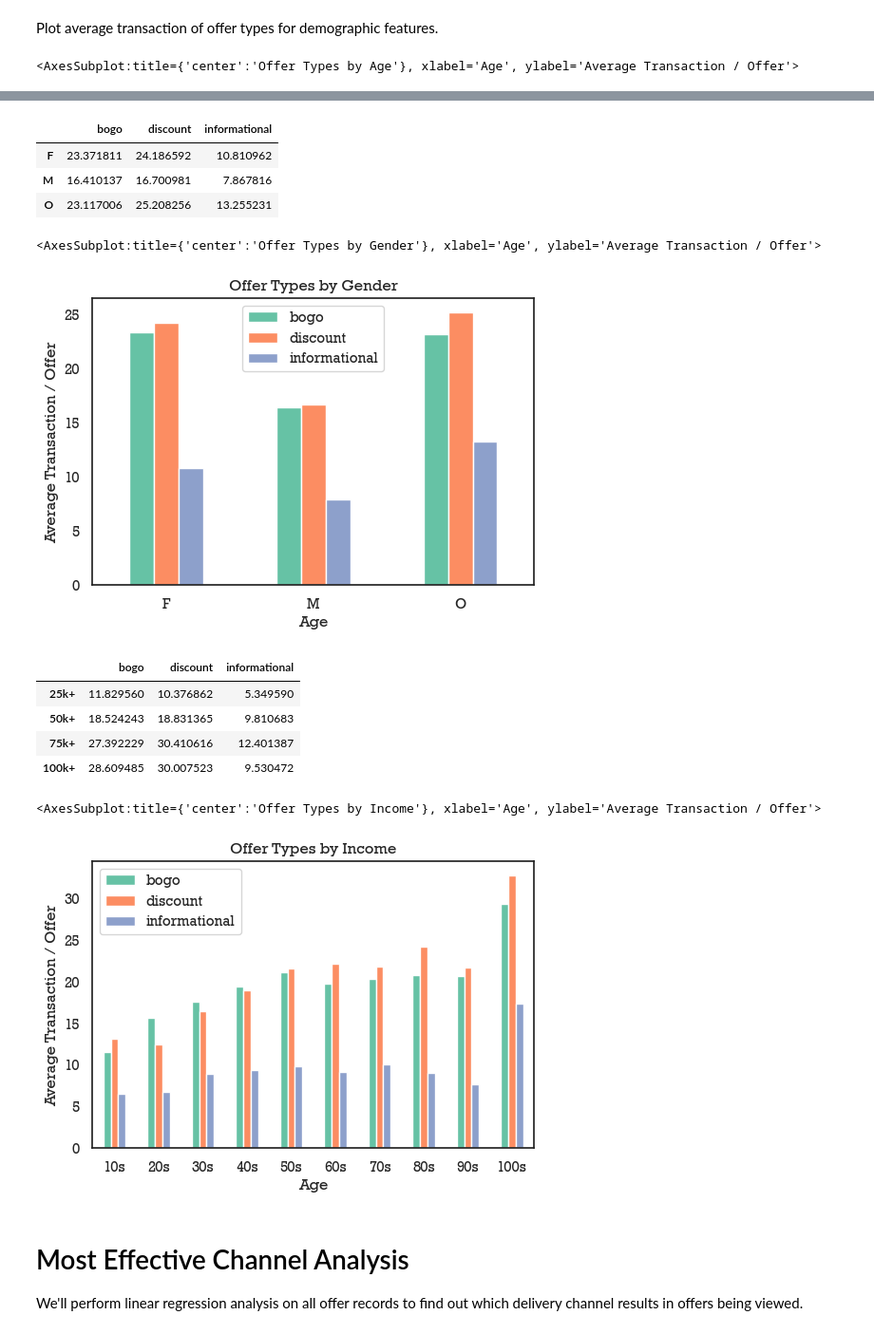
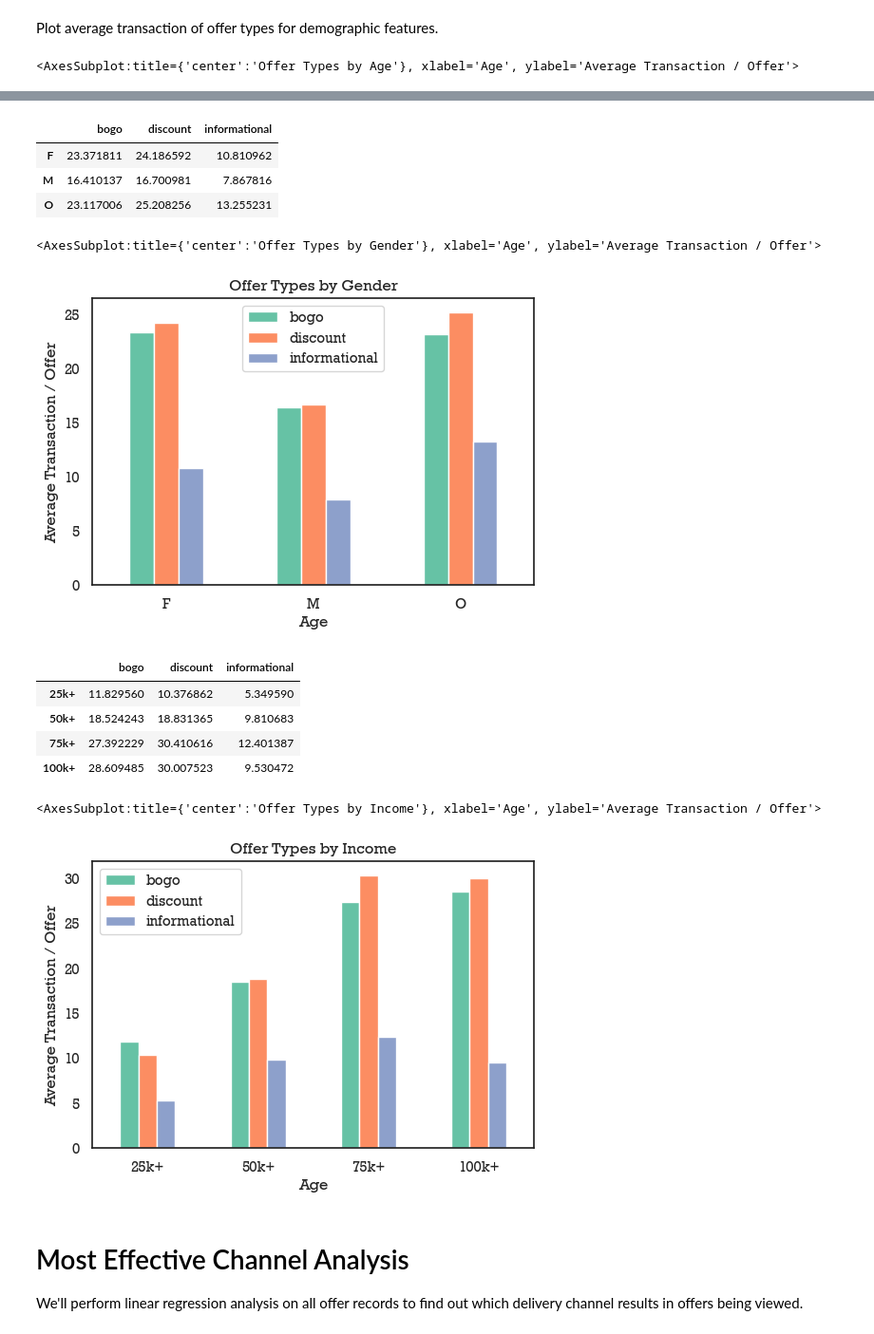
Before and after one commit to lajos/starbucks-capstone-project, a Jupyter notebook: Starbucks_Capstone_notebook.ipynb, the cells around one changed output, grey strips where cells are left out. Shown at 95% size. Drawn from its saved outputs; the diff is of its cells as text; code cells hidden in the pictures.

```diff
--- a/Starbucks_Capstone_notebook.ipynb
+++ b/Starbucks_Capstone_notebook.ipynb
@@ -113,6 +113,12 @@ transcript = pd.read_json('data/transcript.json', orient='records', lines=True)
 # A quick look at the data
 # %%
 def display_dataframe_info(df, df_name):
+    """ Display information about a pandas.DataFrame, for example shape, names and types of columns etc.
+
+    Inputs:
+      df: the DataFrame
+      df_name: the name of the DataFrame to be displayed
+    """
     display(HTML('<hr>'))
     display(HTML(f'<h2 style="text-align: center;">{df_name} DataFrame info</h2>'))
     # print(f'---- {df_name} ----')
@@ -143,7 +149,7 @@ def display_dataframe_info(df, df_name):
 
     display(df.describe())
 
-
+profile['age'] = profile['age'].replace(118, np.NaN)
 
 display_dataframe_info(portfolio, 'portfolio')
 display_dataframe_info(profile, 'profile')
@@ -607,6 +615,10 @@ def bar_plot_offer_columns(o, cols, title):
 
     Returns:
       offer_count_by_col: DataFrame woth offer stats per columns"""
+
+    display(HTML('<hr>'))
+    display(HTML(f'<h2 style="text-align: center;">{title}</h2>'))
+
     print(f'number of offers sent: {o[cols].shape[0]}')
     print(f'number of offers not viewed: {o.loc[o.offer_viewed==False][cols].shape[0]}')
     print(f'number of offers viewed: {o.loc[o.offer_viewed==True][cols].shape[0]}')
@@ -715,35 +721,35 @@ Plot average transaction of offer types for demographic features.
 sns.set_theme()
 sns.set(style='white', font='Rockwell')
 pal = sns.color_palette('Set2')
 
 
 # display(offers_by_age)
 display(offers_by_age.plot.bar(title='Offer Types by Age', rot=0, xlabel='Age', ylabel='Average Transaction / Offer' ,color=pal))
 plt.show()
 
 display(offers_by_gender)
 display(offers_by_gender.plot.bar(title='Offer Types by Gender', rot=0, xlabel='Age', ylabel='Average Transaction / Offer' ,color=pal))
 plt.show()
 
 display(offers_by_income)
-display(offers_by_age.plot.bar(title='Offer Types by Income', rot=0, xlabel='Age', ylabel='Average Transaction / Offer' ,color=pal))
+display(offers_by_income.plot.bar(title='Offer Types by Income', rot=0, xlabel='Age', ylabel='Average Transaction / Offer' ,color=pal))
 plt.show()
 # %% [output]
 <AxesSubplot:title={'center':'Offer Types by Age'}, xlabel='Age', ylabel='Average Transaction / Offer'>
 [figure]
 |  | bogo | discount | informational |
 | F | 23.371811 | 24.186592 | 10.810962 |
 | M | 16.410137 | 16.700981 | 7.867816 |
 | O | 23.117006 | 25.208256 | 13.255231 |
 <AxesSubplot:title={'center':'Offer Types by Gender'}, xlabel='Age', ylabel='Average Transaction / Offer'>
 [figure]
 |  | bogo | discount | informational |
 | 25k+ | 11.829560 | 10.376862 | 5.349590 |
 | 50k+ | 18.524243 | 18.831365 | 9.810683 |
 | 75k+ | 27.392229 | 30.410616 | 12.401387 |
 | 100k+ | 28.609485 | 30.007523 | 9.530472 |
 <AxesSubplot:title={'center':'Offer Types by Income'}, xlabel='Age', ylabel='Average Transaction / Offer'>
-[figure, old version]
+[figure, new version]
 # %% [markdown]
 # Most Effective Channel Analysis
 
```
Also changed, not shown: parts of 9 cells of this notebook, 24 other files.
